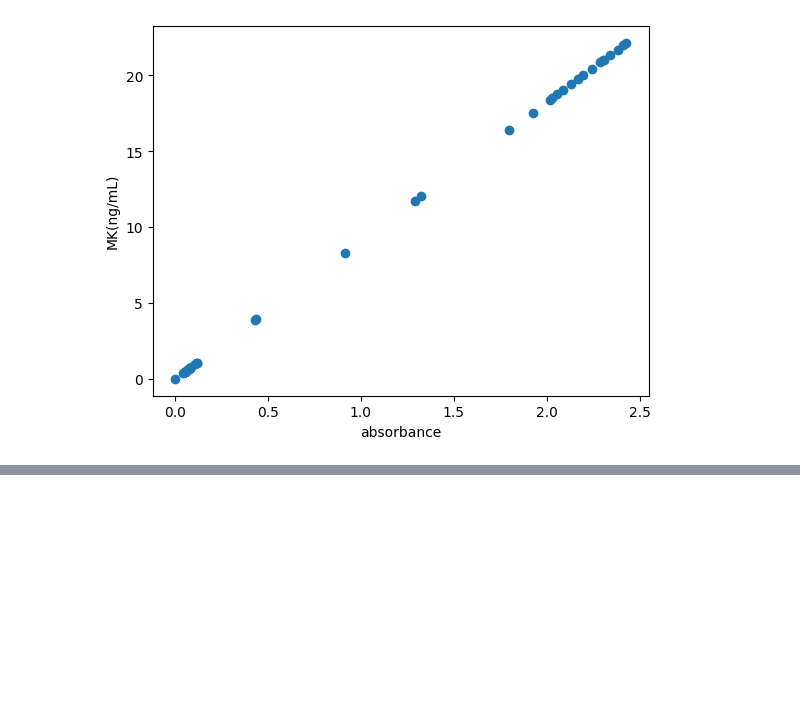
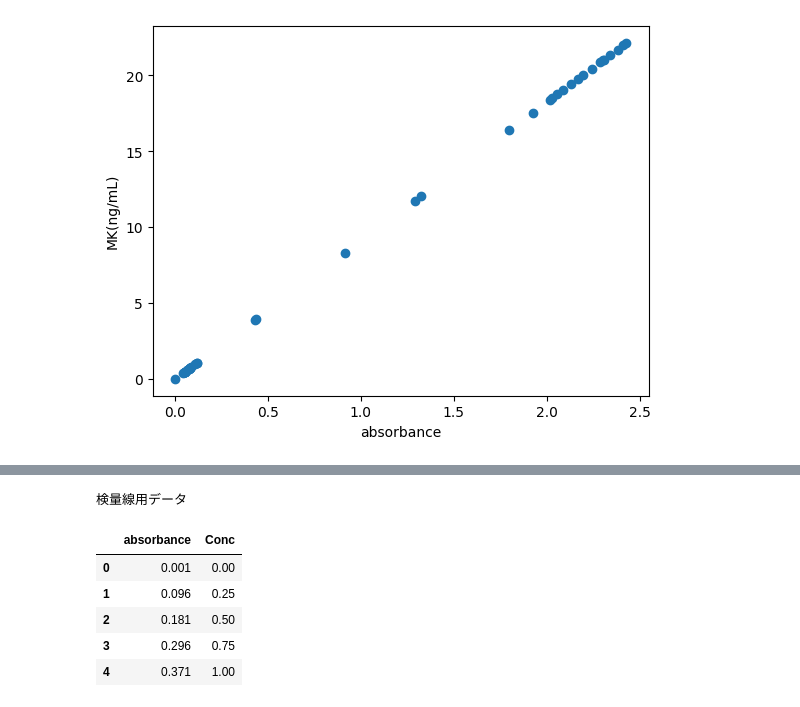
Before and after one commit to Yokohide0317/2024BI-Python, a Jupyter notebook: 9回目/05_absorbance.ipynb, the cells around one changed output, grey strips where cells are left out. Saved outputs shown, nothing was run; the diff lists cells and outputs as text; code cells hidden in the pictures; blank space fills up the shorter version.

```diff
--- a/9回目/05_absorbance.ipynb
+++ b/9回目/05_absorbance.ipynb
@@ -178,0 +187,22 @@ plt.show()
+# %%
+# 新しいデータセットを作成。
+new_standard = pd.DataFrame([0.001, 0.096, 0.181, 0.296, 0.371], columns=["absorbance"])
+new_standard["Conc"] = [0, 0.25, 0.50, 0.75, 1.00]
+
+_X_sample = [
+    0.052, 0.115, 0.311, 0.110, 0.32,
+    0.321, 0.039, 0.159, 0.147, 0.252,
+    0.123, 0.301, 0.018, 0.173, 0.276
+]
+new_sample = pd.DataFrame(_X_sample, columns=["absorbance"])
+# %%
+print("検量線用データ")
+display(new_standard.head())
+# %% [output]
+検量線用データ
+|  | absorbance | Conc |
+| 0 | 0.001 | 0.00 |
+| 1 | 0.096 | 0.25 |
+| 2 | 0.181 | 0.50 |
+| 3 | 0.296 | 0.75 |
+| 4 | 0.371 | 1.00 |
```
Also changed, not shown: parts of 2 cells of this notebook.
